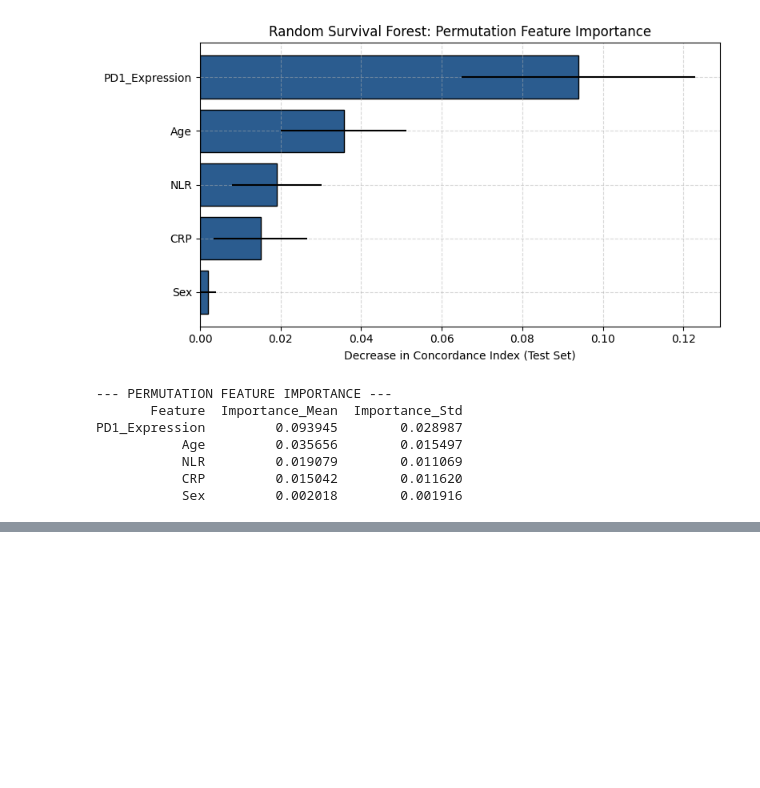
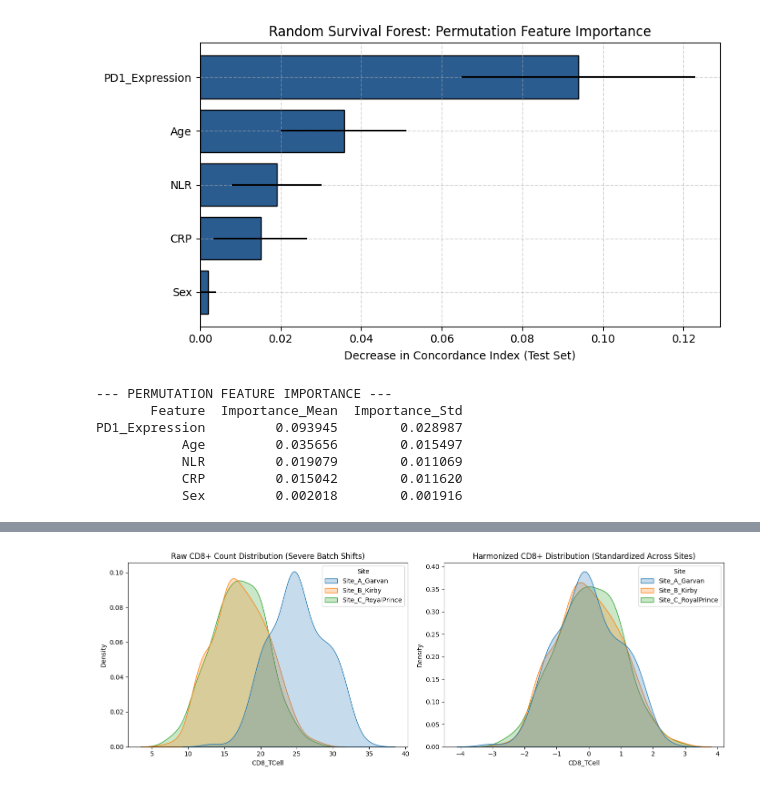
Before and after one commit to saradindu-chaudhuri/Immunotherapy_Survival_ML, a Jupyter notebook: Cohort_Generation_&_Baseline_Cox_Model.ipynb, the cells around one changed output, grey strips where cells are left out. Saved outputs shown, nothing was run; the diff lists cells and outputs as text; code cells hidden in the pictures; blank space fills up the shorter version.

```diff
--- a/Cohort_Generation_&_Baseline_Cox_Model.ipynb
+++ b/Cohort_Generation_&_Baseline_Cox_Model.ipynb
@@ -221,0 +240,87 @@ PD1_Expression         0.093945        0.028987
+# %%
+import numpy as np
+import pandas as pd
+import matplotlib.pyplot as plt
+import seaborn as sns
+from sklearn.ensemble import RandomForestClassifier
+from sklearn.metrics import roc_auc_score
+from sklearn.model_selection import train_test_split
+
+# 1. Seed & Cohort Setup
+np.random.seed(42)
+n_per_site = 200
+sites = ['Site_A_Garvan', 'Site_B_Kirby', 'Site_C_RoyalPrince']
+
+# True biological signal: Immunotherapy Responders (1) vs Non-Responders (0)
+data_list = []
+for site_id in sites:
+    labels = np.random.binomial(1, 0.4, n_per_site) # 40% responder rate
+
+    # Baseline immune markers: CD8+ T-cells, Treg, Macrophages M1, Macrophages M2
+    cd8 = np.random.normal(loc=15 + 5 * labels, scale=3, size=n_per_site)
+    treg = np.random.normal(loc=10 - 2 * labels, scale=2, size=n_per_site)
+    m1 = np.random.normal(loc=8 + 3 * labels, scale=2, size=n_per_site)
+    m2 = np.random.normal(loc=12 - 3 * labels, scale=2.5, size=n_per_site)
+
+    # Introduce Batch Effects (Site-specific technical shifts)
+    if site_id == 'Site_A_Garvan':
+        cd8 += 8.0    # High baseline shift
+        treg *= 1.4   # Scaling artifact
+    elif site_id == 'Site_B_Kirby':
+        m1 -= 5.0     # Under-detection shift
+        m2 += 6.0
+    # Site C remains unshifted baseline
+
+    df_site = pd.DataFrame({
+        'Site': site_id,
+        'Responder': labels,
+        'CD8_TCell': cd8,
+        'Treg_Cell': treg,
+        'Macrophage_M1': m1,
+        'Macrophage_M2': m2
+    })
+    data_list.append(df_site)
+
+df_raw = pd.concat(data_list, ignore_index=True)
+
+# 2. Within-Site Z-score Harmonization
+features = ['CD8_TCell', 'Treg_Cell', 'Macrophage_M1', 'Macrophage_M2']
+df_harmonized = df_raw.copy()
+
+for feature in features:
+    df_harmonized[feature] = df_raw.groupby('Site')[feature].transform(
+        lambda x: (x - x.mean()) / x.std()
+    )
+
+print("--- DATASET PREPARED ---")
+print(f"Total Samples Across 3 Sites: {len(df_raw)}")
+
+# 3. Compare Classification Performance Before vs After Harmonization
+def evaluate_classifier(df, title):
+    X = df[features]
+    y = df['Responder']
+    X_train, X_test, y_train, y_test = train_test_split(X, y, test_size=0.3, random_state=42, stratify=df['Site'])
+
+    clf = RandomForestClassifier(n_estimators=100, random_state=42)
+    clf.fit(X_train, y_train)
+    auc = roc_auc_score(y_test, clf.predict_proba(X_test)[:, 1])
+    return auc
+
+auc_raw = evaluate_classifier(df_raw, "Raw Data")
+auc_harm = evaluate_classifier(df_harmonized, "Harmonized Data")
+
+print(f"\nResponder Prediction AUC (Raw Unharmonized Data): {auc_raw:.3f}")
+print(f"Responder Prediction AUC (Within-Site Harmonized): {auc_harm:.3f}")
+
+# 4. Plot Batch Effects Before & After
+fig, axes = plt.subplots(1, 2, figsize=(14, 5))
+
+sns.kdeplot(data=df_raw, x='CD8_TCell', hue='Site', ax=axes[0], fill=True, common_norm=False)
+axes[0].set_title('Raw CD8+ Count Distribution (Severe Batch Shifts)')
+
+sns.kdeplot(data=df_harmonized, x='CD8_TCell', hue='Site', ax=axes[1], fill=True, common_norm=False)
+axes[1].set_title('Harmonized CD8+ Distribution (Standardized Across Sites)')
+
+plt.tight_layout()
+plt.show()
+# %% [output]
@@ -221,0 +332 @@ PD1_Expression         0.093945        0.028987
+[figure, added]
```
Also changed, not shown: parts of 4 cells of this notebook.
